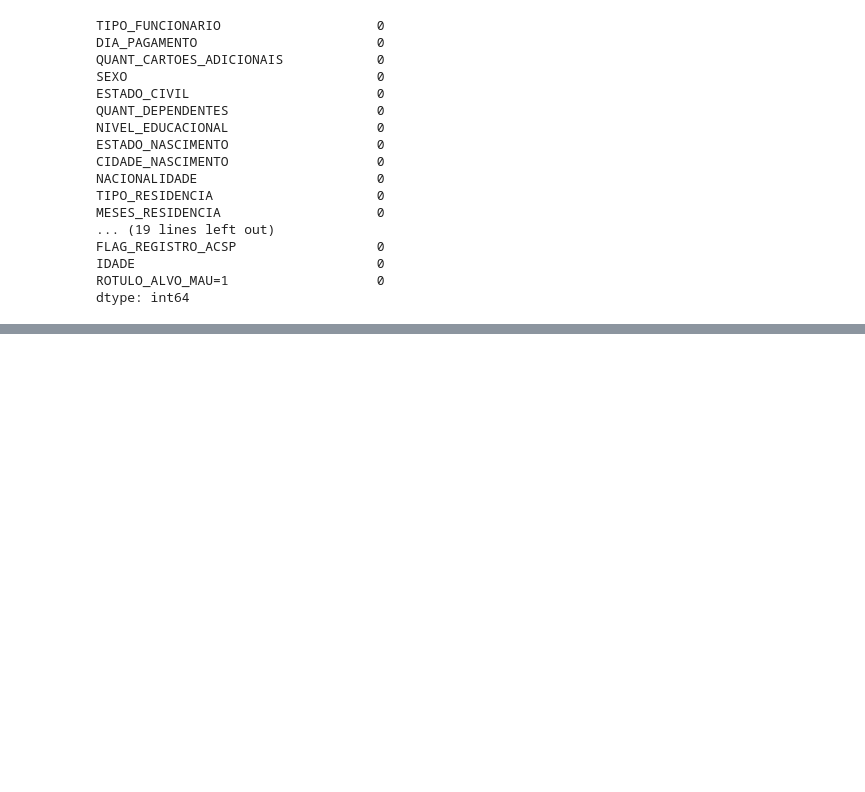
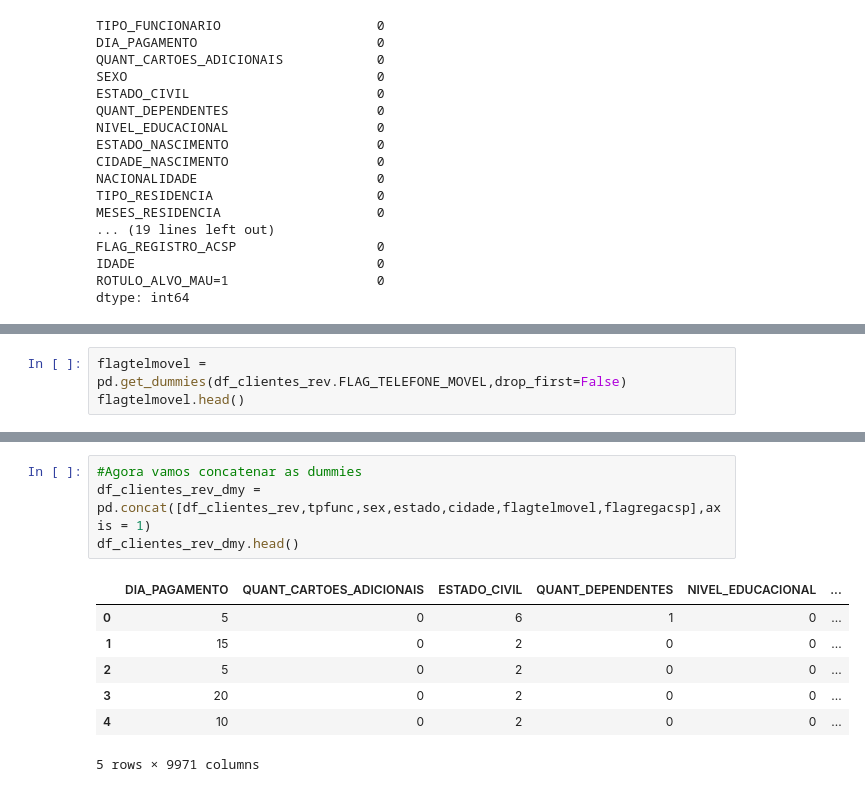
Before and after one commit to RodrigodeFeo/8DTS, a Jupyter notebook: FE_Trabalho_Integrado_RM351578.ipynb, the cells around one changed output, grey strips where cells are left out. Saved outputs shown, nothing was run; the diff lists cells and outputs as text; blank space fills up the shorter version.

```diff
--- a/FE_Trabalho_Integrado_RM351578.ipynb
+++ b/FE_Trabalho_Integrado_RM351578.ipynb
@@ -429,0 +498,3 @@ dtype: int64
+# %%
+flagtelmovel = pd.get_dummies(df_clientes_rev.FLAG_TELEFONE_MOVEL,drop_first=False)
+flagtelmovel.head()
@@ -429,0 +526,12 @@ dtype: int64
+# %%
+#Agora vamos concatenar as dummies
+df_clientes_rev_dmy = pd.concat([df_clientes_rev,tpfunc,sex,estado,cidade,flagtelmovel,flagregacsp],axis = 1)
+df_clientes_rev_dmy.head()
+# %% [output]
+|  | DIA_PAGAMENTO | QUANT_CARTOES_ADICIONAIS | ESTADO_CIVIL | QUANT_DEPENDENTES | NIVEL_EDUCACIONAL | ... |
+| 0 | 5 | 0 | 6 | 1 | 0 | ... |
+| 1 | 15 | 0 | 2 | 0 | 0 | ... |
+| 2 | 5 | 0 | 2 | 0 | 0 | ... |
+| 3 | 20 | 0 | 2 | 0 | 0 | ... |
+| 4 | 10 | 0 | 2 | 0 | 0 | ... |
+5 rows × 9971 columns
```
Also changed, not shown: parts of 21 cells of this notebook.
